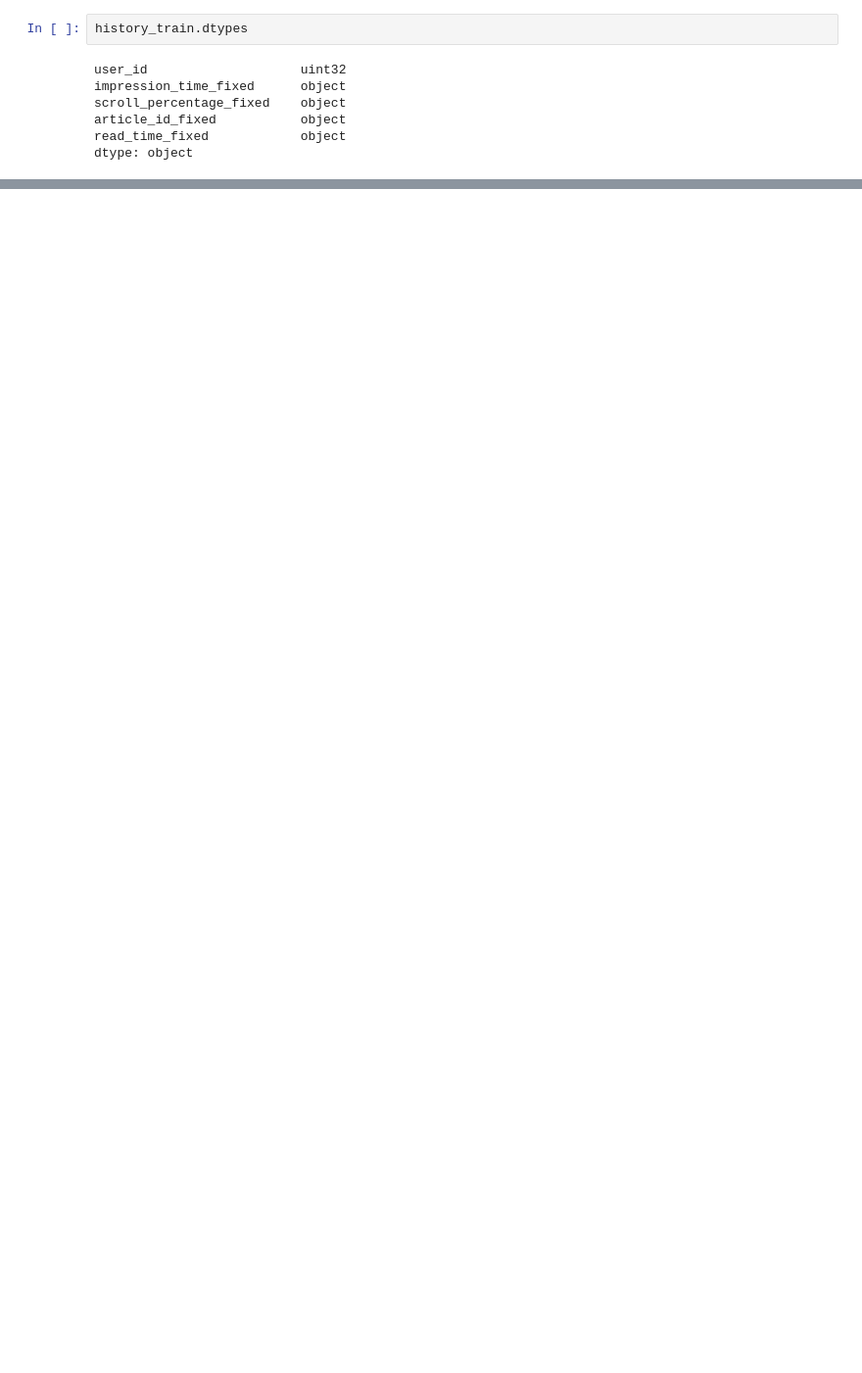
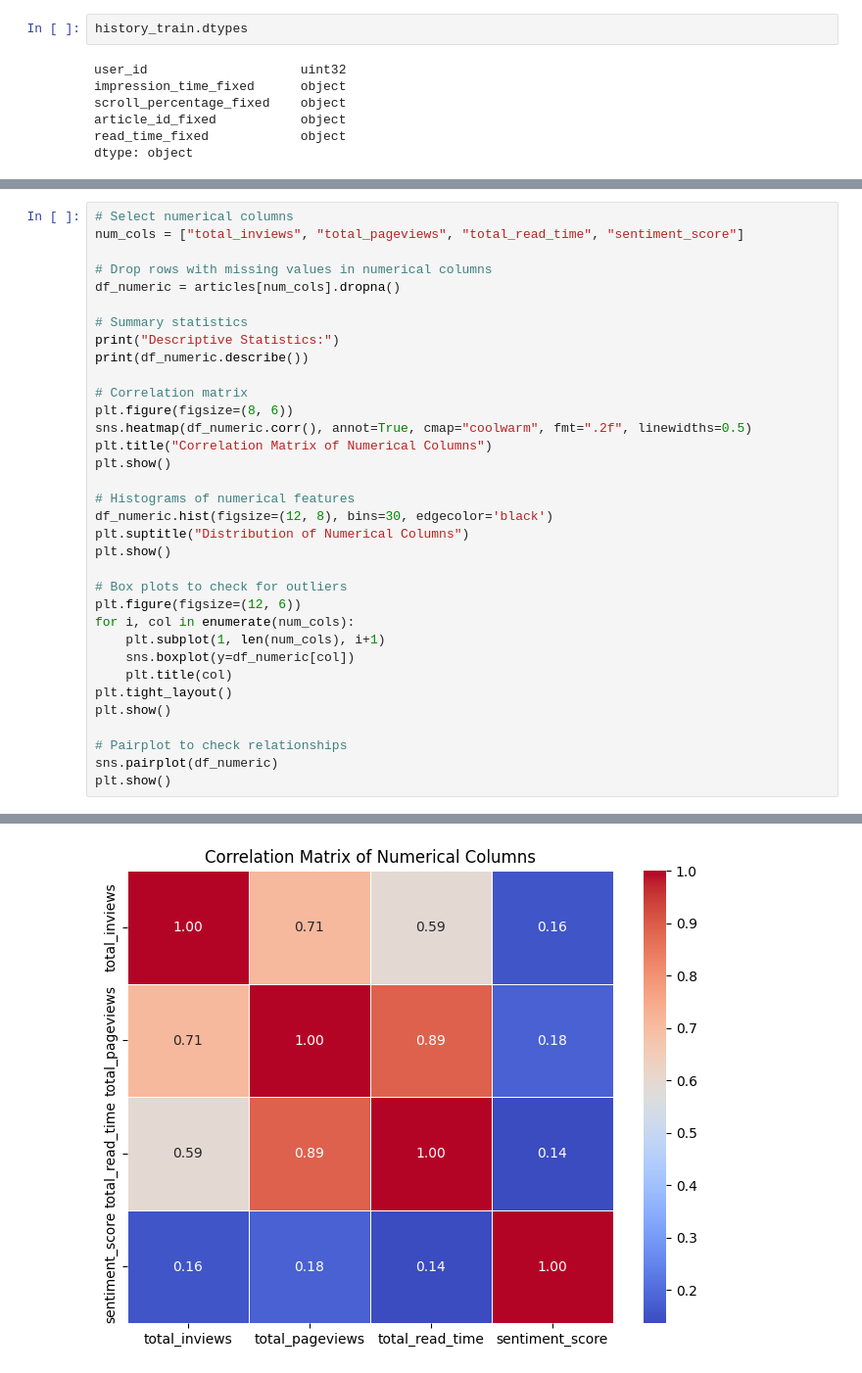
Before and after one commit to gitvonBS/recommender-systems-project, a Jupyter notebook: main.ipynb, the cells around one changed output, grey strips where cells are left out. Shown: that part at 98% size. Drawn from its saved outputs; the diff is of its cells as text; blank space fills up the shorter version.

Commit message:
data analysis on articles table

```diff
--- a/main.ipynb
+++ b/main.ipynb
@@ -58,0 +133,35 @@ dtype: object
+# %%
+# Select numerical columns
+num_cols = ["total_inviews", "total_pageviews", "total_read_time", "sentiment_score"]
+
+# Drop rows with missing values in numerical columns
+df_numeric = articles[num_cols].dropna()
+
+# Summary statistics
+print("Descriptive Statistics:")
+print(df_numeric.describe())
+
+# Correlation matrix
+plt.figure(figsize=(8, 6))
+sns.heatmap(df_numeric.corr(), annot=True, cmap="coolwarm", fmt=".2f", linewidths=0.5)
+plt.title("Correlation Matrix of Numerical Columns")
+plt.show()
+
+# Histograms of numerical features
+df_numeric.hist(figsize=(12, 8), bins=30, edgecolor='black')
+plt.suptitle("Distribution of Numerical Columns")
+plt.show()
+
+# Box plots to check for outliers
+plt.figure(figsize=(12, 6))
+for i, col in enumerate(num_cols):
+    plt.subplot(1, len(num_cols), i+1)
+    sns.boxplot(y=df_numeric[col])
+    plt.title(col)
+plt.tight_layout()
+plt.show()
+
+# Pairplot to check relationships
+sns.pairplot(df_numeric)
+plt.show()
+# %% [output]
@@ -58,0 +178 @@ dtype: object
+[figure, added]
```
Also changed, not shown: parts of 10 cells of this notebook.
